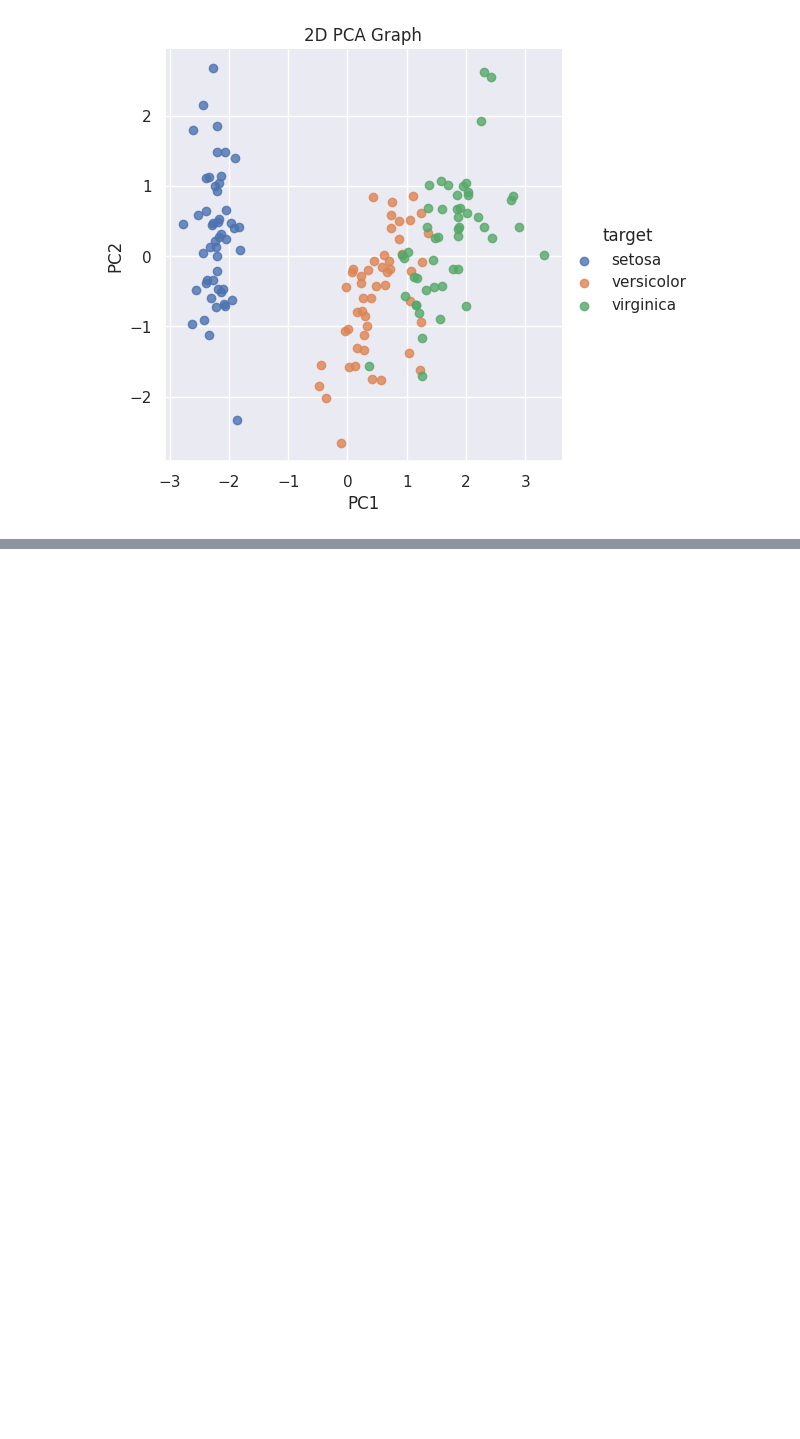
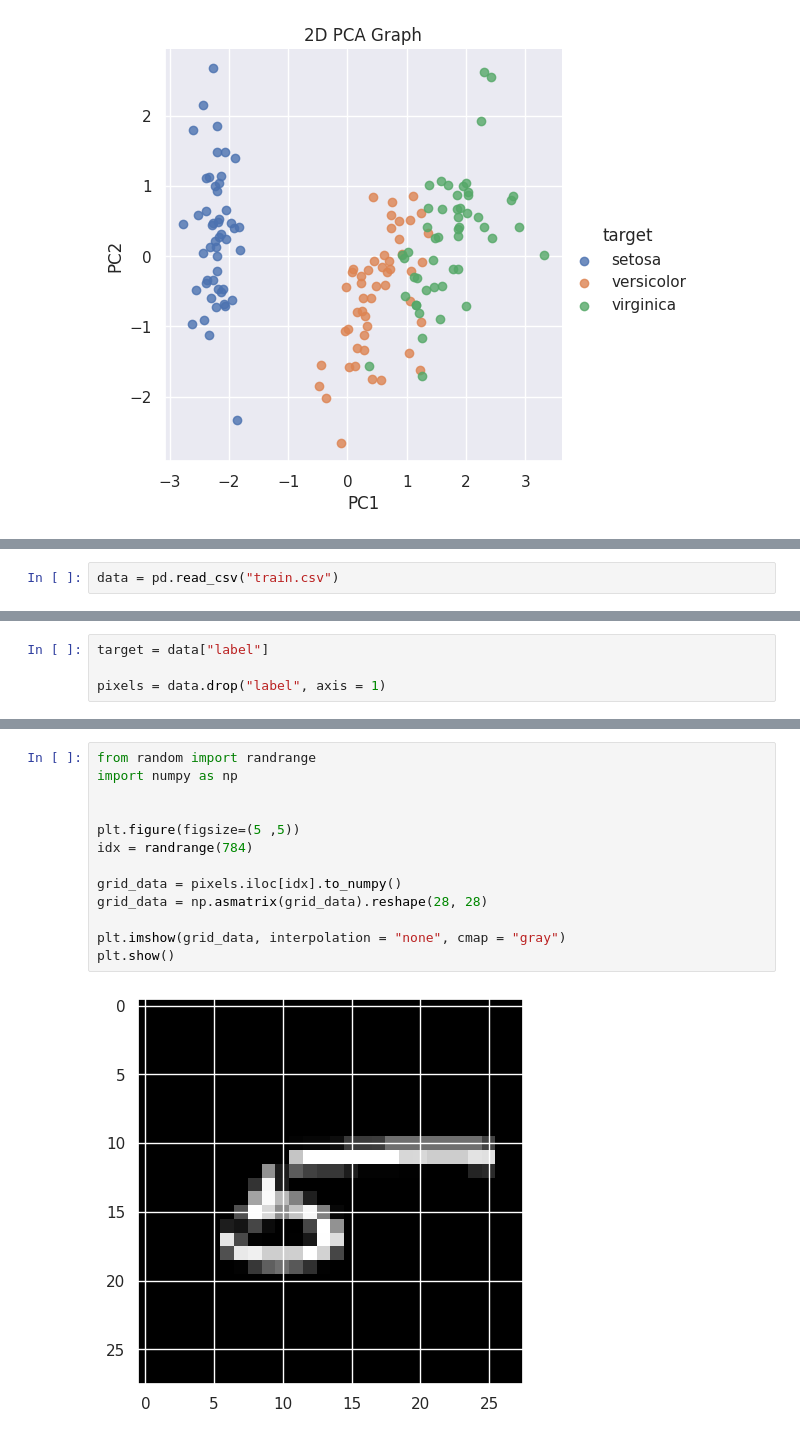
Before and after one commit to KochyanLV/Machine-Learning-Models, a Jupyter notebook: PCA.ipynb, the cells around one changed output, grey strips where cells are left out. Cells and saved outputs as stored; diff of their text form; blank space fills up the shorter version.

```diff
--- a/PCA.ipynb
+++ b/PCA.ipynb
@@ -252,0 +257,2 @@ plt.show()
+# %%
+data = pd.read_csv("train.csv")
@@ -252,0 +267,4 @@ plt.show()
+# %%
+target = data["label"]
+
+pixels = data.drop("label", axis = 1)
@@ -252,0 +292,15 @@ plt.show()
+# %%
+from random import randrange
+import numpy as np
+
+
+plt.figure(figsize=(5 ,5))
+idx = randrange(784)
+
+grid_data = pixels.iloc[idx].to_numpy()
+grid_data = np.asmatrix(grid_data).reshape(28, 28)
+
+plt.imshow(grid_data, interpolation = "none", cmap = "gray")
+plt.show()
+# %% [output]
+[figure, added]
```
Also changed, not shown: parts of 22 cells of this notebook.
